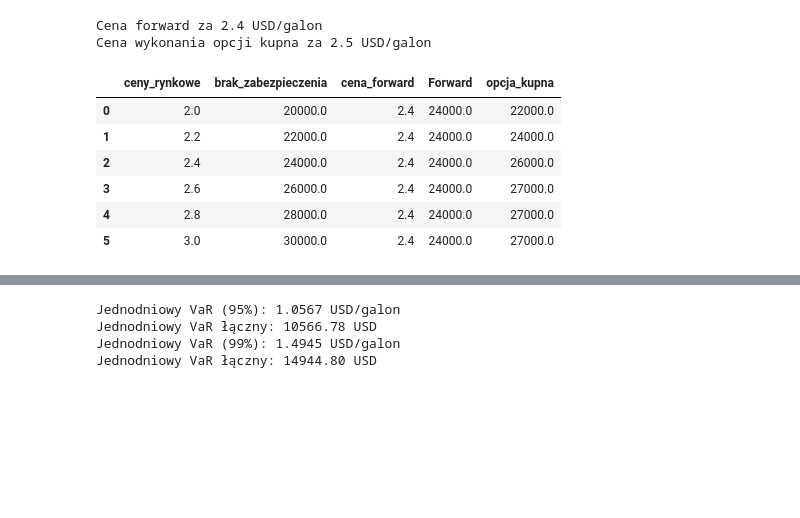
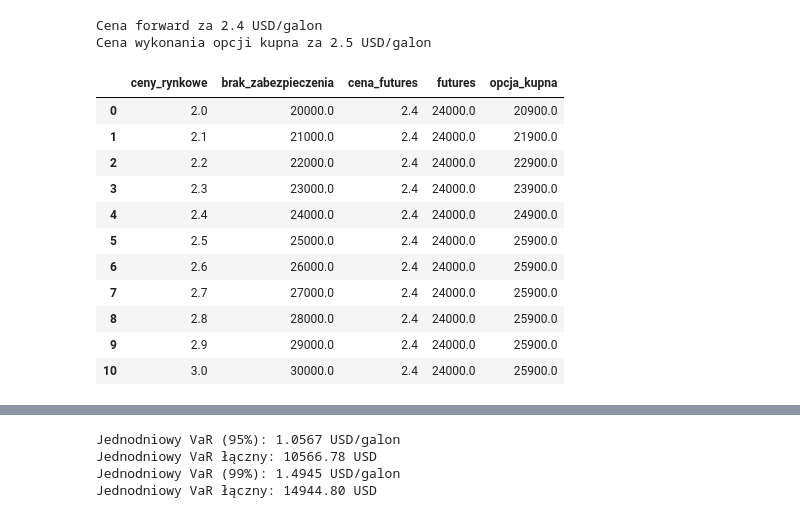
Before and after one commit to werpyr1003/Zarz-dzanie_ryzykiem_McDonald_Corporation, a Jupyter notebook: Projekt_5/Kody_do_projketu_5.ipynb, the cells around one changed output, grey strips where cells are left out. Cells and saved outputs as stored; diff of their text form; code cells hidden in the pictures; blank space fills up the shorter version.

```diff
--- a/Projekt_5/Kody_do_projketu_5.ipynb
+++ b/Projekt_5/Kody_do_projketu_5.ipynb
@@ -37,10 +35,10 @@ Opcje na Jet Fuel (np. na rynku ICE Europe)
 # %%
 #Parametry
-S_t = 2.6 #USD/galon - spot paliwa
+S_t = 2.4 #USD/galon - spot paliwa (przybliżona cena rynkowa dla paliw typu diesel czy jet fuel w ostatnich miesiącach np. ICE Europe - typowy poziom z oststnich lat)
 K= 2.5 #USD/galon -  cena wykonania opcji (out-of-the-money)
-T = 0.25 #[roku] - czas do wygaśnięcia w latach
-r = 0.03 #stopa wolna od ryzyka
-sigma = fuel_data.std() #zmienność roczna
+T = 0.25 #[roku] - czas do wygaśnięcia w latach (standardowy horyzont wyceni opcji - popularny termin kontraktów forward i opcji)
+r = 0.03 #stopa wolna od ryzyka (przykładowa zbliżona do rentowności obligacji skarbowych USA czy UE z ostatnich lat)
+sigma = fuel_data.std() #zmienność roczna (na bazie dancyh)
 
 #Liczba galonów
 n = 10000
@@ -68,12 +66,12 @@ Maksymalna cena paliwa: 2.851599931716919
 Minimalna cena paliwa: 1.919999957084656
 Średnia cen paliwa: 2.258124203909011
 # %%
-ceny_rynkowe = np.arange(2.0, 3.0 + 0.01, 0.2)
+ceny_rynkowe = np.arange(2.0, 3.0 + 0.01, 0.1)
 
 brak_zabezpieczenia = ceny_rynkowe*n
 
-cena_forward = 2.4
-Forward = [cena_forward*n for _ in range(len(ceny_rynkowe))]
+cena_futures = 2.4
+futures = [cena_futures*n for _ in range(len(ceny_rynkowe))]
 
 opcja_kupna = []
 cen_wykonania_opcji = K
@@ -83,7 +81,7 @@ for cena in ceny_rynkowe:
     else:
         opcja_kupna.append(cen_wykonania_opcji*n + C_approx)
 
-print(f"Cena forward za {cena_forward} USD/galon")
+print(f"Cena forward za {cena_futures} USD/galon")
 print(f"Cena wykonania opcji kupna za {cen_wykonania_opcji} USD/galon")
 # %% [output]
 Cena forward za 2.4 USD/galon
@@ -91,19 +89,24 @@ Cena wykonania opcji kupna za 2.5 USD/galon
 # %%
 # Tworzenie DataFrame
 df = pd.DataFrame({
     'ceny_rynkowe': ceny_rynkowe,
     'brak_zabezpieczenia': brak_zabezpieczenia,
-    'cena_forward': cena_forward,
-    'Forward': Forward,
+    'cena_futures': cena_futures,
+    'futures': futures,
     'opcja_kupna': opcja_kupna
 })
 
 df
 # %% [output]
-|  | ceny_rynkowe | brak_zabezpieczenia | cena_forward | Forward | opcja_kupna |
-| 0 | 2.0 | 20000.0 | 2.4 | 24000.0 | 22000.0 |
-| 1 | 2.2 | 22000.0 | 2.4 | 24000.0 | 24000.0 |
-| 2 | 2.4 | 24000.0 | 2.4 | 24000.0 | 26000.0 |
-| 3 | 2.6 | 26000.0 | 2.4 | 24000.0 | 27000.0 |
-| 4 | 2.8 | 28000.0 | 2.4 | 24000.0 | 27000.0 |
-| 5 | 3.0 | 30000.0 | 2.4 | 24000.0 | 27000.0 |
+|  | ceny_rynkowe | brak_zabezpieczenia | cena_futures | futures | opcja_kupna |
+| 0 | 2.0 | 20000.0 | 2.4 | 24000.0 | 20900.0 |
+| 1 | 2.1 | 21000.0 | 2.4 | 24000.0 | 21900.0 |
+| 2 | 2.2 | 22000.0 | 2.4 | 24000.0 | 22900.0 |
+| 3 | 2.3 | 23000.0 | 2.4 | 24000.0 | 23900.0 |
+| 4 | 2.4 | 24000.0 | 2.4 | 24000.0 | 24900.0 |
+| 5 | 2.5 | 25000.0 | 2.4 | 24000.0 | 25900.0 |
+| 6 | 2.6 | 26000.0 | 2.4 | 24000.0 | 25900.0 |
+| 7 | 2.7 | 27000.0 | 2.4 | 24000.0 | 25900.0 |
+| 8 | 2.8 | 28000.0 | 2.4 | 24000.0 | 25900.0 |
+| 9 | 2.9 | 29000.0 | 2.4 | 24000.0 | 25900.0 |
+| 10 | 3.0 | 30000.0 | 2.4 | 24000.0 | 25900.0 |
```
Also changed, not shown: parts of 7 cells of this notebook.
